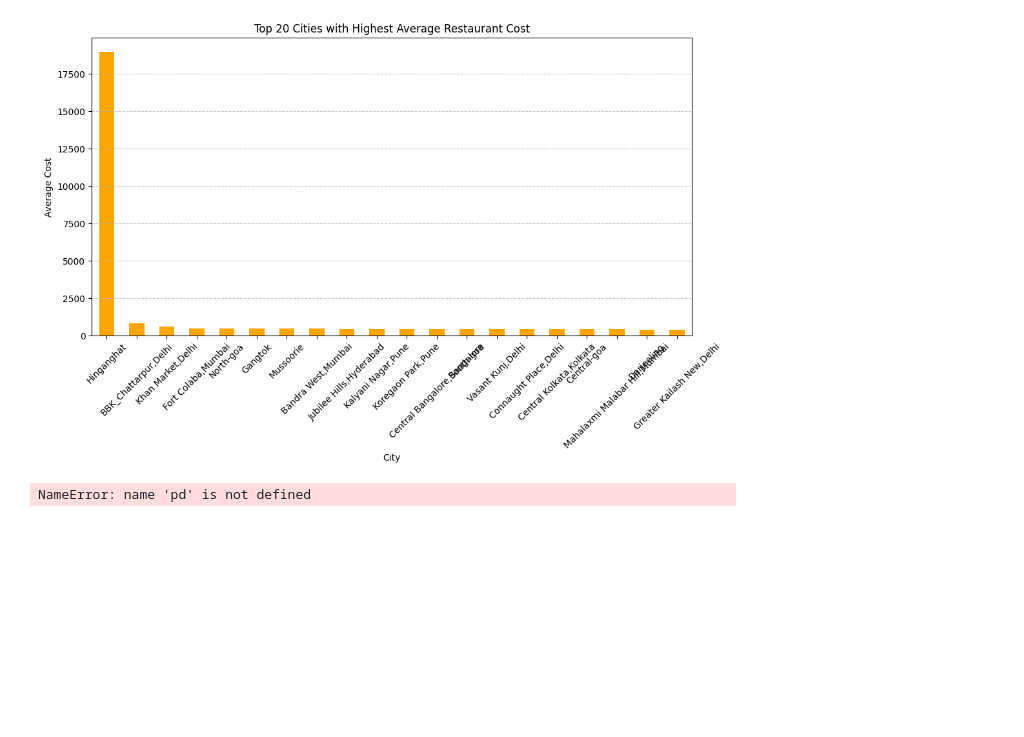
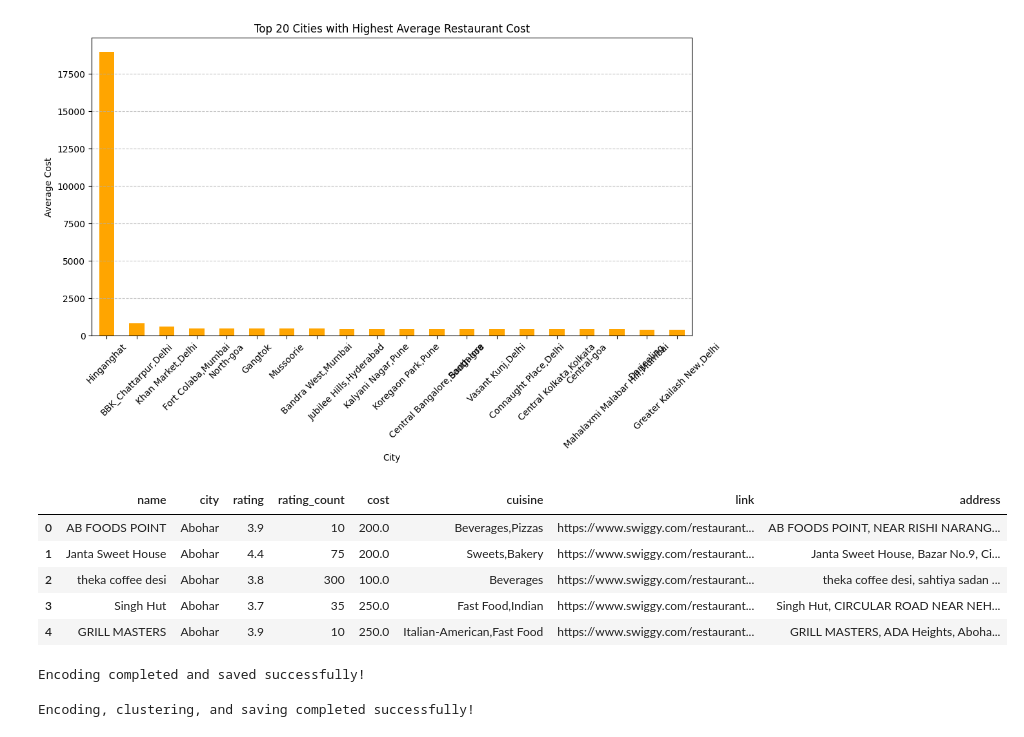
Before and after one commit to viswakimi/swiggy-Restaurant-Recommendation-System, a Jupyter notebook: Swiggy’s_Restaurant_Recommendation.ipynb, the cells around one changed output. Cells and saved outputs as stored; diff of their text form; code cells hidden in the pictures; blank space fills up the shorter version.

```diff
--- a/Swiggy’s_Restaurant_Recommendation.ipynb
+++ b/Swiggy’s_Restaurant_Recommendation.ipynb
@@ -333,5 +326,0 @@ encoded_data = encoder.fit_transform(df[categorical_cols])
-# %%
-# Convert encoded data into DataFrame
-encoded_df = pd.DataFrame(encoded_data, columns=encoder.get_feature_names_out(categorical_cols))
-# %% [output]
-NameError: name 'pd' is not defined
@@ -340,0 +327,60 @@ final_encoded_df = pd.concat([df[["rating", "rating_count", "cost"]], encoded_df
+# %%
+df.head()
+# %% [output]
+|  | name | city | rating | rating_count | cost | cuisine | link | address |
+| 0 | AB FOODS POINT | Abohar | 3.9 | 10 | 200.0 | Beverages,Pizzas | https://www.swiggy.com/restaurant... | AB FOODS POINT, NEAR RISHI NARANG... |
+| 1 | Janta Sweet House | Abohar | 4.4 | 75 | 200.0 | Sweets,Bakery | https://www.swiggy.com/restaurant... | Janta Sweet House, Bazar No.9, Ci... |
+| 2 | theka coffee desi | Abohar | 3.8 | 300 | 100.0 | Beverages | https://www.swiggy.com/restaurant... | theka coffee desi, sahtiya sadan ... |
+| 3 | Singh Hut | Abohar | 3.7 | 35 | 250.0 | Fast Food,Indian | https://www.swiggy.com/restaurant... | Singh Hut, CIRCULAR ROAD NEAR NEH... |
+| 4 | GRILL MASTERS | Abohar | 3.9 | 10 | 250.0 | Italian-American,Fast Food | https://www.swiggy.com/restaurant... | GRILL MASTERS, ADA Heights, Aboha... |
+# %%
+import pandas as pd
+import numpy as np
+import pickle
+from sklearn.preprocessing import OneHotEncoder, LabelEncoder, StandardScaler
+
+# Load cleaned data
+df = pd.read_csv("/content/drive/MyDrive/guvii/projects dataset/cleaned_df.csv")
+
+# Apply Label Encoding to 'name' and 'city'
+city_encoder = LabelEncoder()
+df["city_encoded"] = city_encoder.fit_transform(df["city"])
+
+name_encoder = LabelEncoder()
+df["name_encoded"] = name_encoder.fit_transform(df["name"])
+
+# Apply One-Hot Encoding to 'cuisine'
+cuisine_encoder = OneHotEncoder(handle_unknown="ignore", sparse_output=False)
+cuisine_encoded = cuisine_encoder.fit_transform(df[["cuisine"]])
+
+# Convert One-Hot Encoded data into DataFrame
+cuisine_encoded_df = pd.DataFrame(cuisine_encoded, columns=cuisine_encoder.get_feature_names_out(["cuisine"]))
+
+# Merge Encoded Features
+df_encoded = pd.concat([df[["rating", "rating_count", "cost", "city_encoded", "name_encoded"]], cuisine_encoded_df], axis=1)
+
+# Standardizing rating & cost separately
+rating_scaler = StandardScaler()
+df_encoded["rating"] = rating_scaler.fit_transform(df_encoded[["rating"]])
+
+cost_scaler = StandardScaler()
+df_encoded["cost"] = cost_scaler.fit_transform(df_encoded[["cost"]])
+
+# Save all encoders and scalers in a single pickle file
+encoders_scalers = {
+    "city_encoder": city_encoder,
+    "name_encoder": name_encoder,
+    "cuisine_encoder": cuisine_encoder,
+    "rating_scaler": rating_scaler,
+    "cost_scaler": cost_scaler
+}
+
+with open("/content/drive/MyDrive/guvii/projects dataset/encoders_scalers.pkl", "wb") as f:
+    pickle.dump(encoders_scalers, f)
+
+# Save the Encoded Dataset
+df_encoded.to_csv("/content/drive/MyDrive/guvii/projects dataset/encoded_data.csv", index=False)
+
+print("Encoding completed and saved successfully!")
+# %% [output]
+Encoding completed and saved successfully!
@@ -341,4 +410,8 @@ final_encoded_df = pd.concat([df[["rating", "rating_count", "cost"]], encoded_df
 # %%
-# Save the encoder as a Pickle file
-with open("/content/drive/MyDrive/guvii/projects dataset/encoder.pkl", "wb") as f:
-    pickle.dump(encoder, f)
+
+with open("/content/drive/MyDrive/guvii/projects dataset/encoders_scalers.pkl", "wb") as f:
+    pickle.dump(encoders_scalers, f)
+
+print("Encoding, clustering, and saving completed successfully!")
+# %% [output]
+Encoding, clustering, and saving completed successfully!
```
Also changed, not shown: parts of 13 cells of this notebook.
